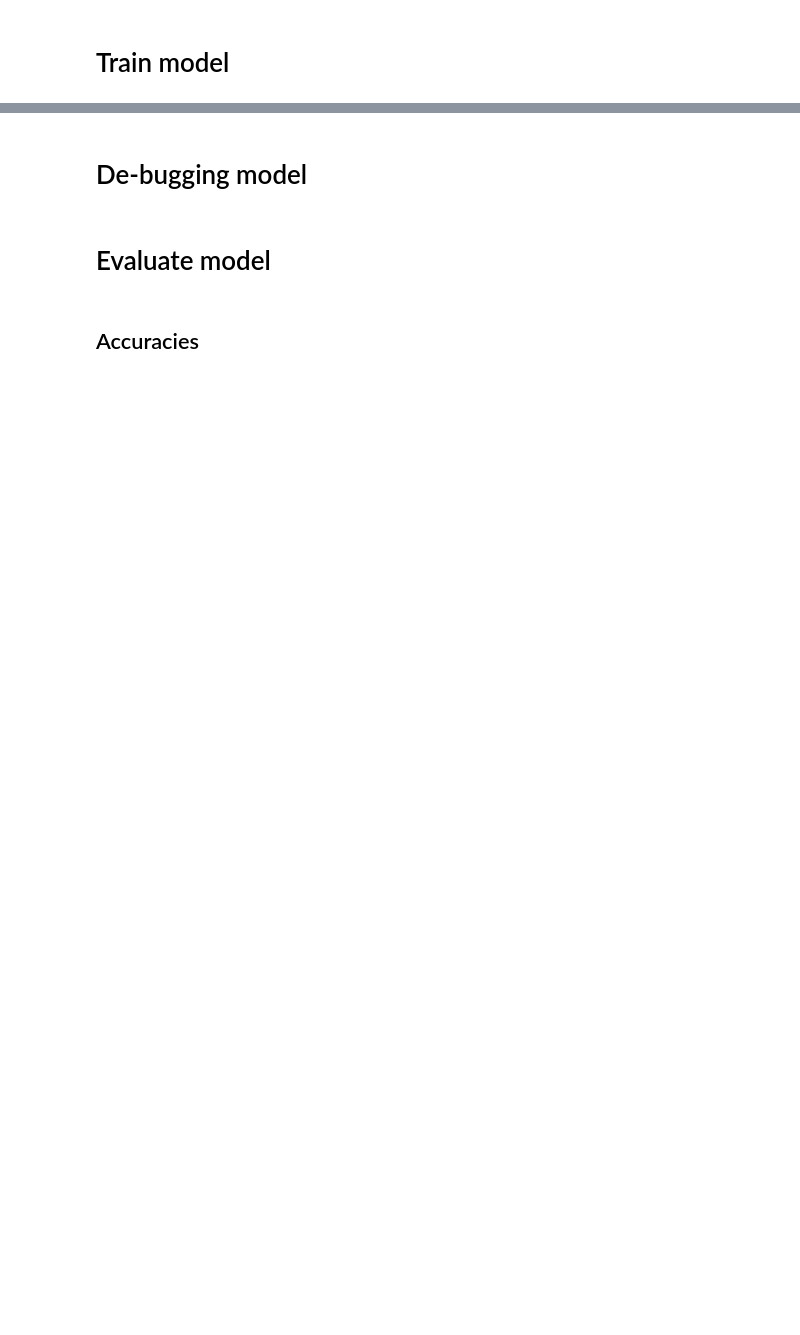
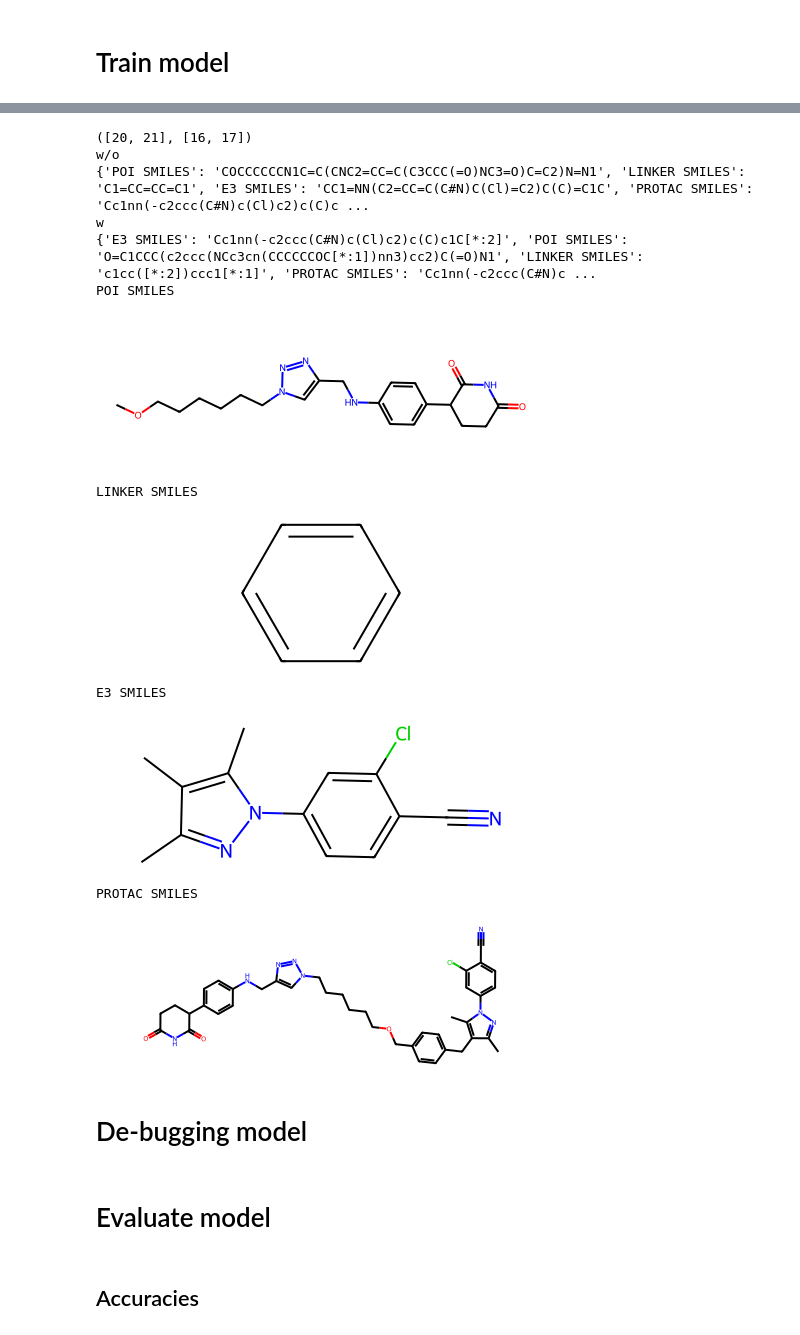
Before and after one commit to ribesstefano/PROTAC-Splitter, a Jupyter notebook: notebooks/GNN/gnn_full_pipeline_v1.2.ipynb, the cells around one changed output, grey strips where cells are left out. Saved outputs shown, nothing was run; the diff lists cells and outputs as text; code cells hidden in the pictures; blank space fills up the shorter version.

```diff
--- a/notebooks/GNN/gnn_full_pipeline_v1.2.ipynb
+++ b/notebooks/GNN/gnn_full_pipeline_v1.2.ipynb
@@ -2448,0 +2523,19 @@ Stopping: Max epoch reached
+# %%
+for protac in datasets[0]:
+    substructures_smi, substructure_smi_with_attachmentpoints = model.predict(smi)
+    for k,v in substructure_smi_with_attachmentpoints.items():
+        print(k)
+        display(Chem.MolFromSmiles(v))
+    for k,v in substructures_smi.items():
+        print(k)
+        display(Chem.MolFromSmiles(v))
+    break
+
+    try:
+        smi = protac["smiles"]
+        model.predict(smi)
+    except:
+        print(smi)
+        break
+
+#model.predict(smi)
@@ -2448,0 +2657,59 @@ Stopping: Max epoch reached
+# %%
+
+for protac_idx, protac in tqdm(enumerate(datasets[0])):
+
+    protac_smiles = protac["smiles"]
+
+    class_predictions, _,  (pred_poi_boundary_bond, pred_e3_boundary_bond) = model.predict_node_labels_and_probabilities_for_protac(protac_smiles=protac_smiles, get_boundary_bonds=True)
+    pred_poi_boundary_bond_list = pred_poi_boundary_bond.tolist()
+    pred_e3_boundary_bond_list = pred_e3_boundary_bond.tolist()
+    substructures_smi, substructure_smi_with_attachmentpoints = get_substructure_smiles_function_v2(protac_smiles, class_predictions, boundary_bonds =  (pred_poi_boundary_bond_list, pred_e3_boundary_bond_list), protac_idx=protac_idx)
+
+    substructures_smi["PROTAC SMILES"] = protac_smiles
+    substructure_smi_with_attachmentpoints["PROTAC SMILES"] = protac_smiles
+
+
+
+
+
+
+
+
+
+
+
+
+
+
+
+
+
+        print("w/o")
+        print(substructures_smi)
+        print("w")
+        print(substructure_smi_with_attachmentpoints)
+
+        for substructure_name, smi in substructures_smi.items():
+            print(substructure_name)
+            display(Chem.MolFromSmiles(smi))
+
+        break
+    #except:
+        #print( (pred_poi_boundary_bond, pred_e3_boundary_bond))
+        #print(protac_smiles)
+        #display(Chem.MolFromSmiles(protac_smiles))
+    #    break
+# %% [output]
+([20, 21], [16, 17])
+w/o
+{'POI SMILES': 'COCCCCCCN1C=C(CNC2=CC=C(C3CCC(=O)NC3=O)C=C2)N=N1', 'LINKER SMILES': 'C1=CC=CC=C1', 'E3 SMILES': 'CC1=NN(C2=CC=C(C#N)C(Cl)=C2)C(C)=C1C', 'PROTAC SMILES': 'Cc1nn(-c2ccc(C#N)c(Cl)c2)c(C)c ...
+w
+{'E3 SMILES': 'Cc1nn(-c2ccc(C#N)c(Cl)c2)c(C)c1C[*:2]', 'POI SMILES': 'O=C1CCC(c2ccc(NCc3cn(CCCCCCOC[*:1])nn3)cc2)C(=O)N1', 'LINKER SMILES': 'c1cc([*:2])ccc1[*:1]', 'PROTAC SMILES': 'Cc1nn(-c2ccc(C#N)c ...
+POI SMILES
+[figure, added]
+LINKER SMILES
+[figure, added]
+E3 SMILES
+[figure, added]
+PROTAC SMILES
+[figure, added]
```
Also changed, not shown: parts of 27 cells of this notebook.
